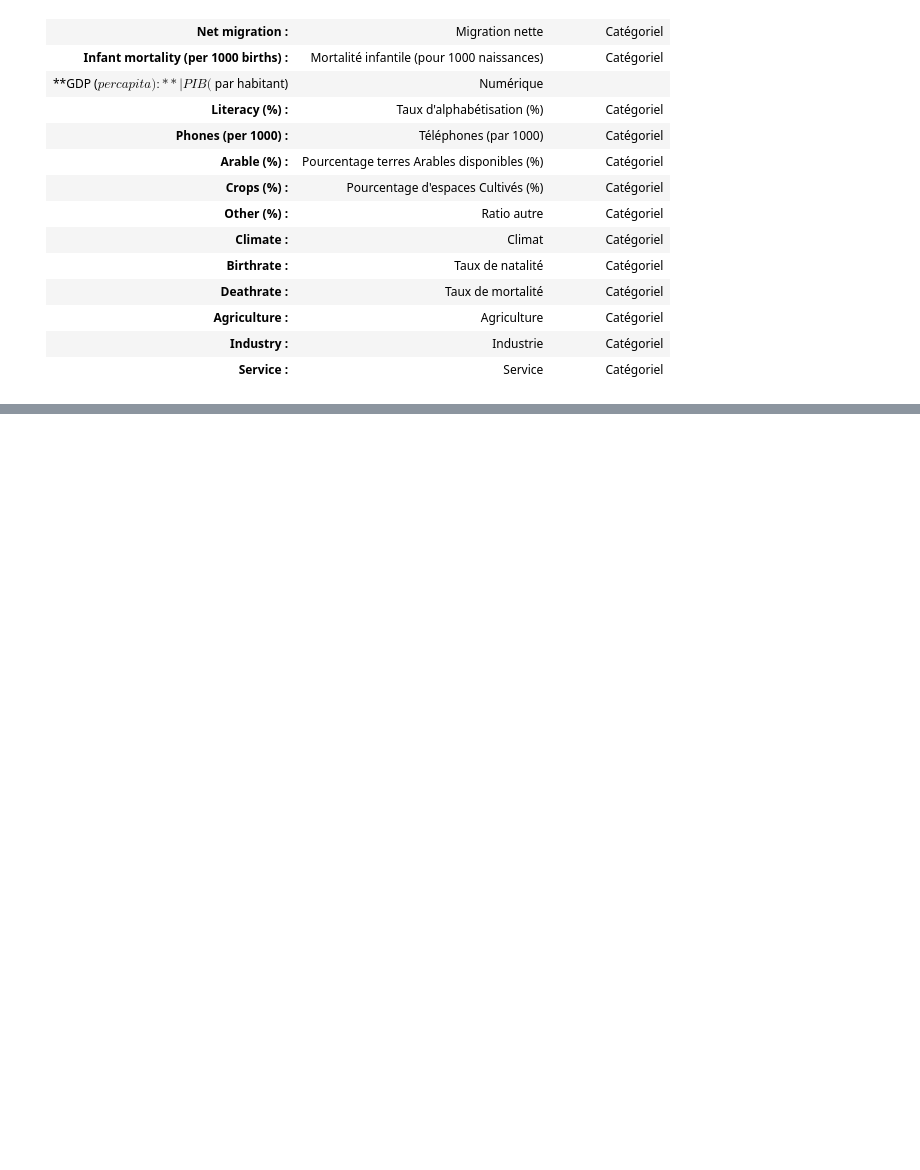
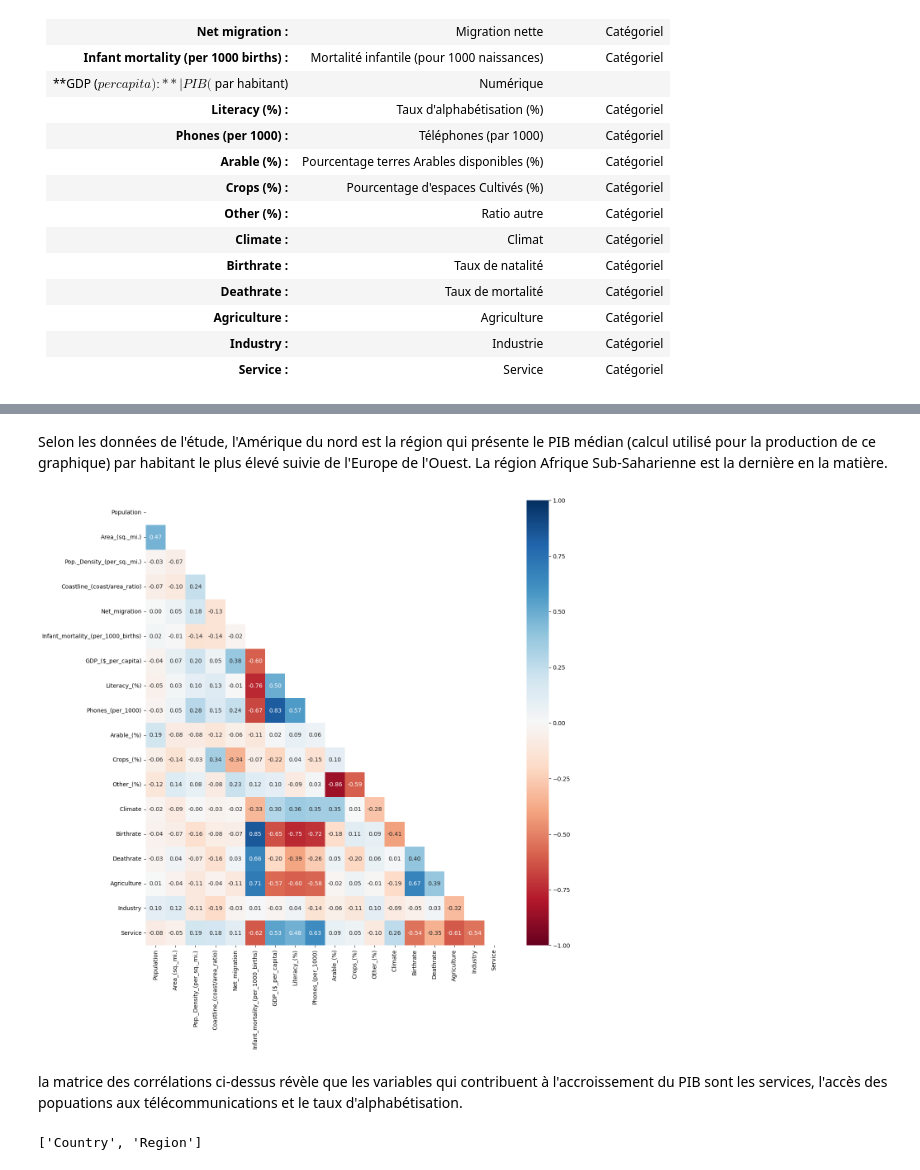
Before and after one commit to guymartial80/Inclusive_Economics_Growth_Determinants, a Jupyter notebook: Measures_Economics.ipynb, the cells around one changed output, grey strips where cells are left out. Cells and saved outputs as stored; diff of their text form; code cells hidden in the pictures; blank space fills up the shorter version.

```diff
--- a/Measures_Economics.ipynb
+++ b/Measures_Economics.ipynb
@@ -77,0 +355,9 @@ DICTIONNAIRE DES DONNEES
+# %% [markdown]
+Selon les données de l'étude, l'Amérique du nord est la région qui présente le PIB médian (calcul utilisé pour la production de ce graphique) par habitant le plus élevé suivie de l'Europe de l'Ouest. La région Afrique Sub-Saharienne est la dernière en la matière.
+# %%
+# Affichage de la matrice des corrélations
+plot_numeric_heatmap(data_process)
+# %% [output]
+[figure, added]
+# %% [markdown]
+la matrice des corrélations ci-dessus révèle que les variables qui contribuent à l'accroissement du PIB sont les services, l'accès des popuations aux télécommunications et le taux d'alphabétisation.
@@ -77,0 +368,6 @@ DICTIONNAIRE DES DONNEES
+# %%
+# Sélection des colonnes catégorielles
+categorical_vars = X.select_dtypes(include=['object']).columns.tolist()
+categorical_vars
+# %% [output]
+['Country', 'Region']
```
Also changed, not shown: parts of 28 cells of this notebook, 1 other file.
